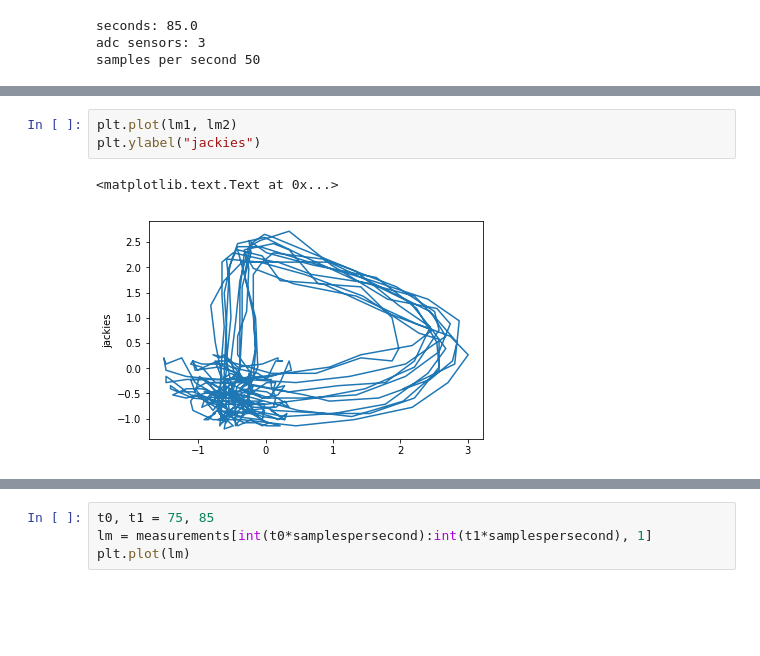
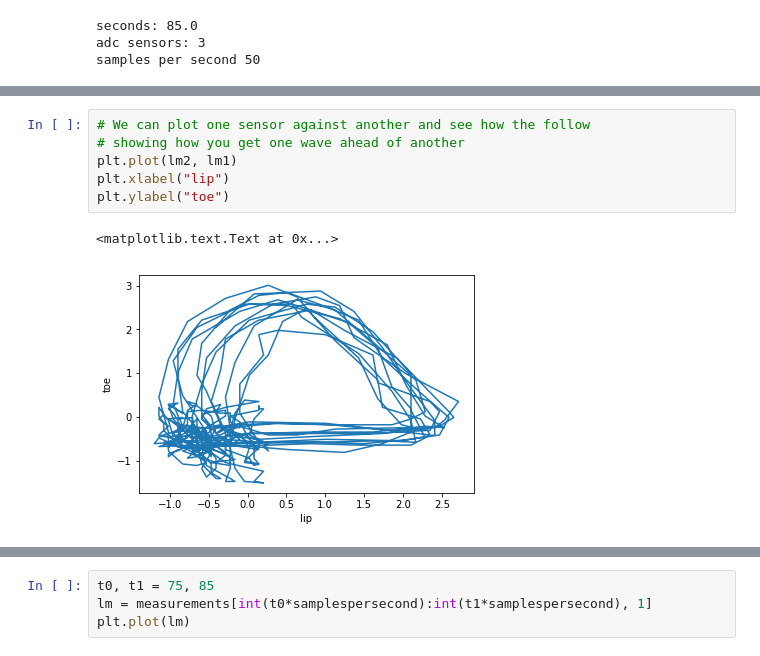
Before and after one commit to goatchurchprime/jupyter_micropython_developer_notebooks, a Jupyter notebook: jackie_heartbeat_pulse_tech/plot_multi_measurements.ipynb, the cells around one changed output, grey strips where cells are left out. Saved outputs shown, nothing was run; the diff lists cells and outputs as text; blank space fills up the shorter version.

```diff
--- a/jackie_heartbeat_pulse_tech/plot_multi_measurements.ipynb
+++ b/jackie_heartbeat_pulse_tech/plot_multi_measurements.ipynb
@@ -61,6 +66,9 @@ plt.savefig("thing.png")
-# %%
-plt.plot(lm1, lm2)
-plt.ylabel("jackies")
-# %% [output]
-<matplotlib.text.Text at 0x...>
-[figure, removed]
+# %%
+# We can plot one sensor against another and see how the follow
+# showing how you get one wave ahead of another
+plt.plot(lm2, lm1)
+plt.xlabel("lip")
+plt.ylabel("toe")
+# %% [output]
+<matplotlib.text.Text at 0x...>
+[figure, added]
```
Also changed, not shown: parts of 12 cells of this notebook, 2 other files.
